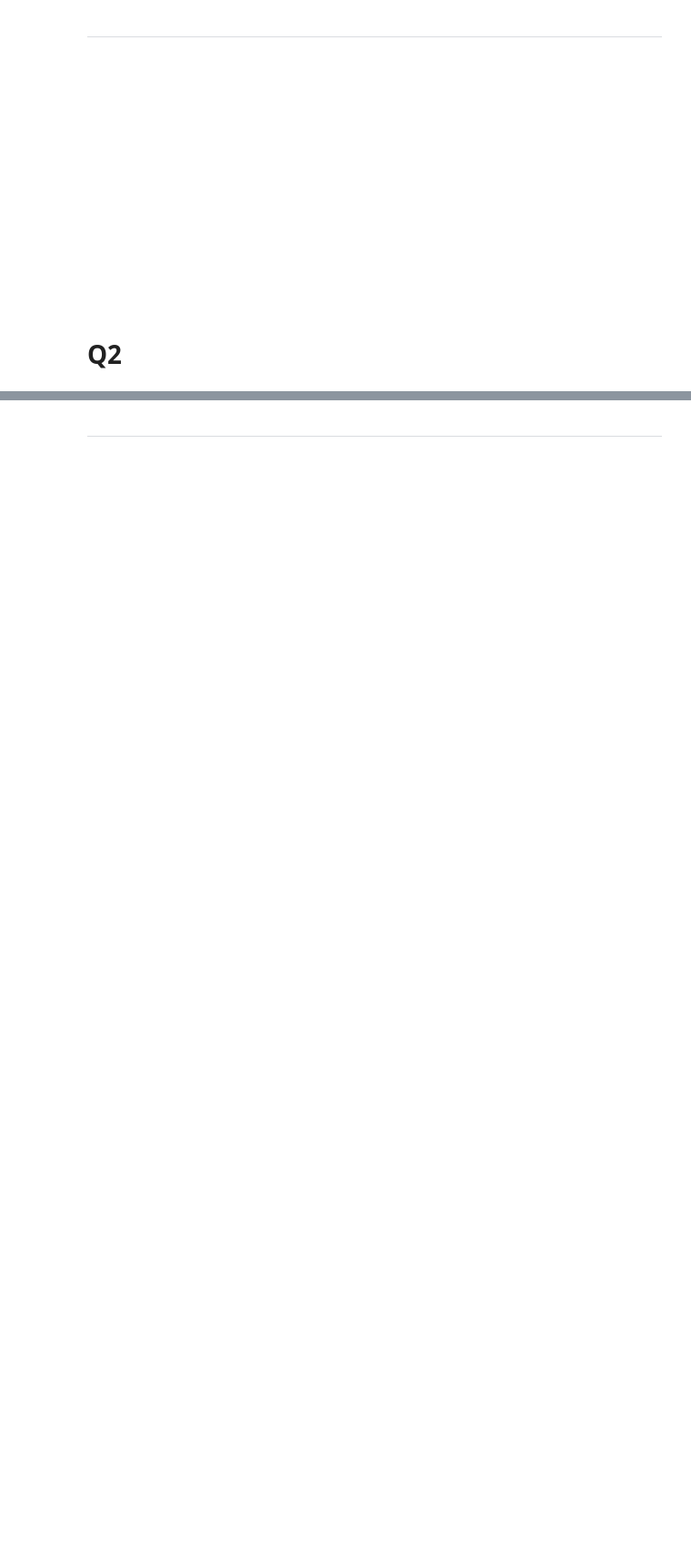
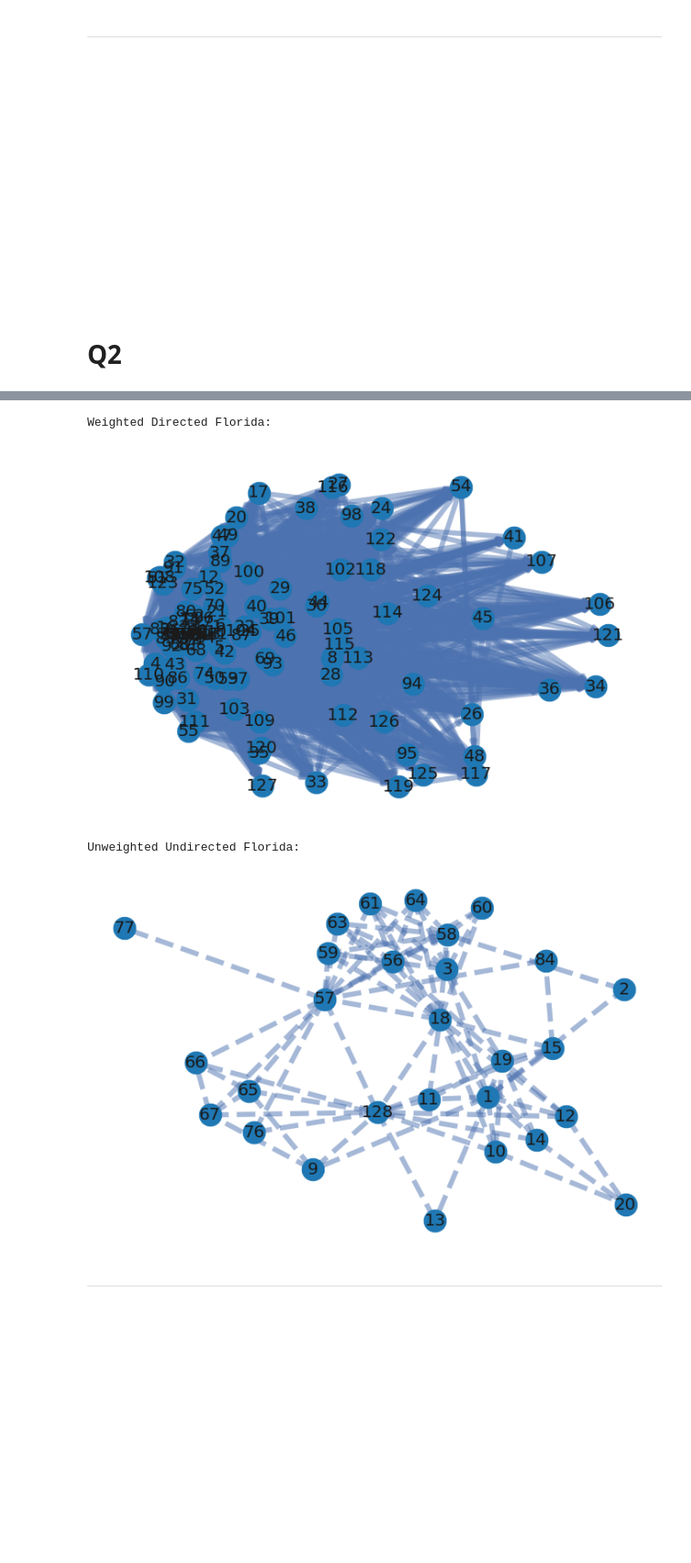
Before and after one commit to gmelodie/Complex-Networks, a Jupyter notebook: lista1/lista1.ipynb, the cells around one changed output, grey strips where cells are left out. Shown: that part at 91% size. Drawn from its saved outputs; the diff is of its cells as text; code cells hidden in the pictures; blank space fills up the shorter version.

```diff
--- a/lista1/lista1.ipynb
+++ b/lista1/lista1.ipynb
@@ -265,3 +288,16 @@ Unweighted:
+# %%
+# Run Florida network
+g_florida = read_edges("data/nets/eco-foodweb-baywet.edges")
+print("Weighted Directed Florida: ")
+visualize2(g_florida, big=True)
+g_florida = graph_to_undirected(g_florida, sum_edges=True)
+print("Unweighted Undirected Florida: ")
+visualize2(graph_to_unweighted(g_florida), big=True)
+# %% [output]
+Weighted Directed Florida:
+[figure, added]
+Unweighted Undirected Florida:
+[figure, added]
 # %% [markdown]
 
 
```
Also changed, not shown: parts of 20 cells of this notebook, 1 other file.
